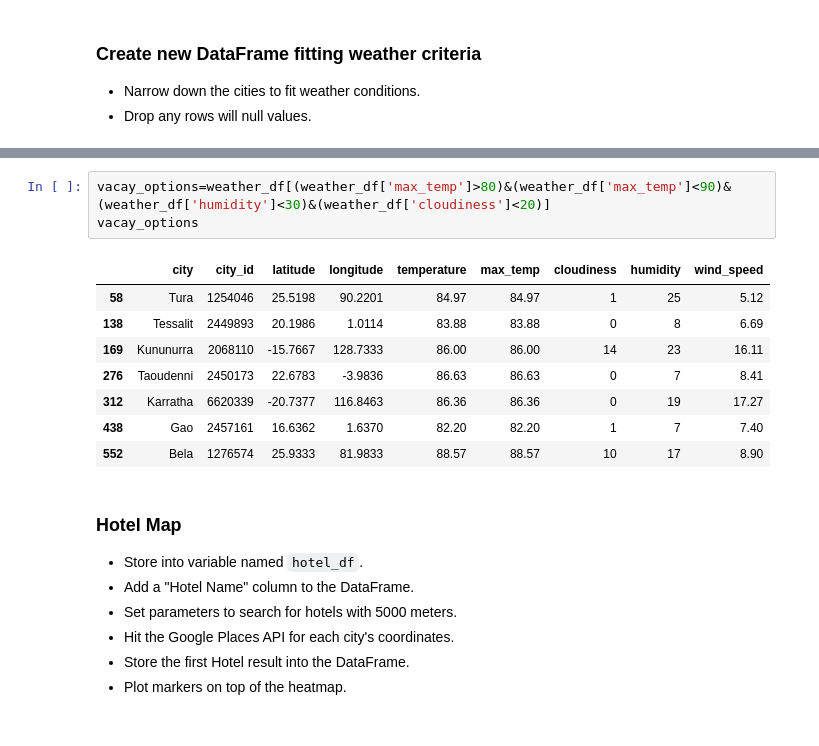
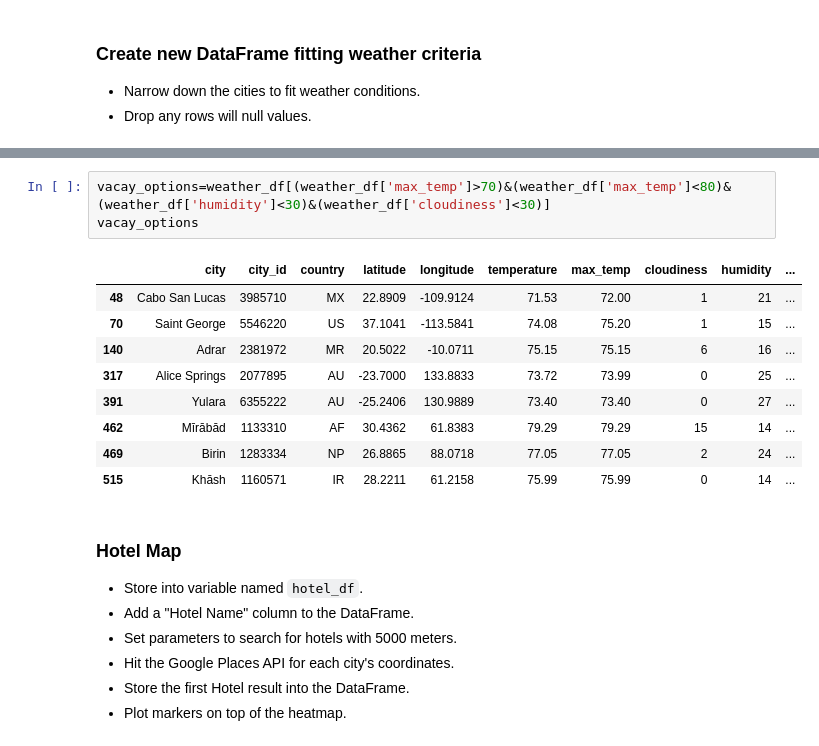
Before and after one commit to rketchum95/python_api, a Jupyter notebook: VacationPy/VacationPy.ipynb, the cells around one changed output, grey strips where cells are left out. Drawn from its saved outputs; the diff is of its cells as text.

```diff
--- a/VacationPy/VacationPy.ipynb
+++ b/VacationPy/VacationPy.ipynb
@@ -99,15 +75,16 @@ vacation_df
 # %%
-vacay_options=weather_df[(weather_df['max_temp']>80)&(weather_df['max_temp']<90)&(weather_df['humidity']<30)&(weather_df['cloudiness']<20)]
+vacay_options=weather_df[(weather_df['max_temp']>70)&(weather_df['max_temp']<80)&(weather_df['humidity']<30)&(weather_df['cloudiness']<30)]
 vacay_options
 # %% [output]
-|  | city | city_id | latitude | longitude | temperature | max_temp | cloudiness | humidity | wind_speed |
-| 58 | Tura | 1254046 | 25.5198 | 90.2201 | 84.97 | 84.97 | 1 | 25 | 5.12 |
-| 138 | Tessalit | 2449893 | 20.1986 | 1.0114 | 83.88 | 83.88 | 0 | 8 | 6.69 |
-| 169 | Kununurra | 2068110 | -15.7667 | 128.7333 | 86.00 | 86.00 | 14 | 23 | 16.11 |
-| 276 | Taoudenni | 2450173 | 22.6783 | -3.9836 | 86.63 | 86.63 | 0 | 7 | 8.41 |
-| 312 | Karratha | 6620339 | -20.7377 | 116.8463 | 86.36 | 86.36 | 0 | 19 | 17.27 |
-| 438 | Gao | 2457161 | 16.6362 | 1.6370 | 82.20 | 82.20 | 1 | 7 | 7.40 |
-| 552 | Bela | 1276574 | 25.9333 | 81.9833 | 88.57 | 88.57 | 10 | 17 | 8.90 |
+|  | city | city_id | country | latitude | longitude | temperature | max_temp | cloudiness | humidity | ... |
+| 48 | Cabo San Lucas | 3985710 | MX | 22.8909 | -109.9124 | 71.53 | 72.00 | 1 | 21 | ... |
+| 70 | Saint George | 5546220 | US | 37.1041 | -113.5841 | 74.08 | 75.20 | 1 | 15 | ... |
+| 140 | Adrar | 2381972 | MR | 20.5022 | -10.0711 | 75.15 | 75.15 | 6 | 16 | ... |
+| 317 | Alice Springs | 2077895 | AU | -23.7000 | 133.8833 | 73.72 | 73.99 | 0 | 25 | ... |
+| 391 | Yulara | 6355222 | AU | -25.2406 | 130.9889 | 73.40 | 73.40 | 0 | 27 | ... |
+| 462 | Mīrābād | 1133310 | AF | 30.4362 | 61.8383 | 79.29 | 79.29 | 15 | 14 | ... |
+| 469 | Birin | 1283334 | NP | 26.8865 | 88.0718 | 77.05 | 77.05 | 2 | 24 | ... |
+| 515 | Khāsh | 1160571 | IR | 28.2211 | 61.2158 | 75.99 | 75.99 | 0 | 14 | ... |
 # %% [markdown]
 ### Hotel Map
 * Store into variable named `hotel_df`.
```
Also changed, not shown: parts of 12 cells of this notebook, 14 other files.
